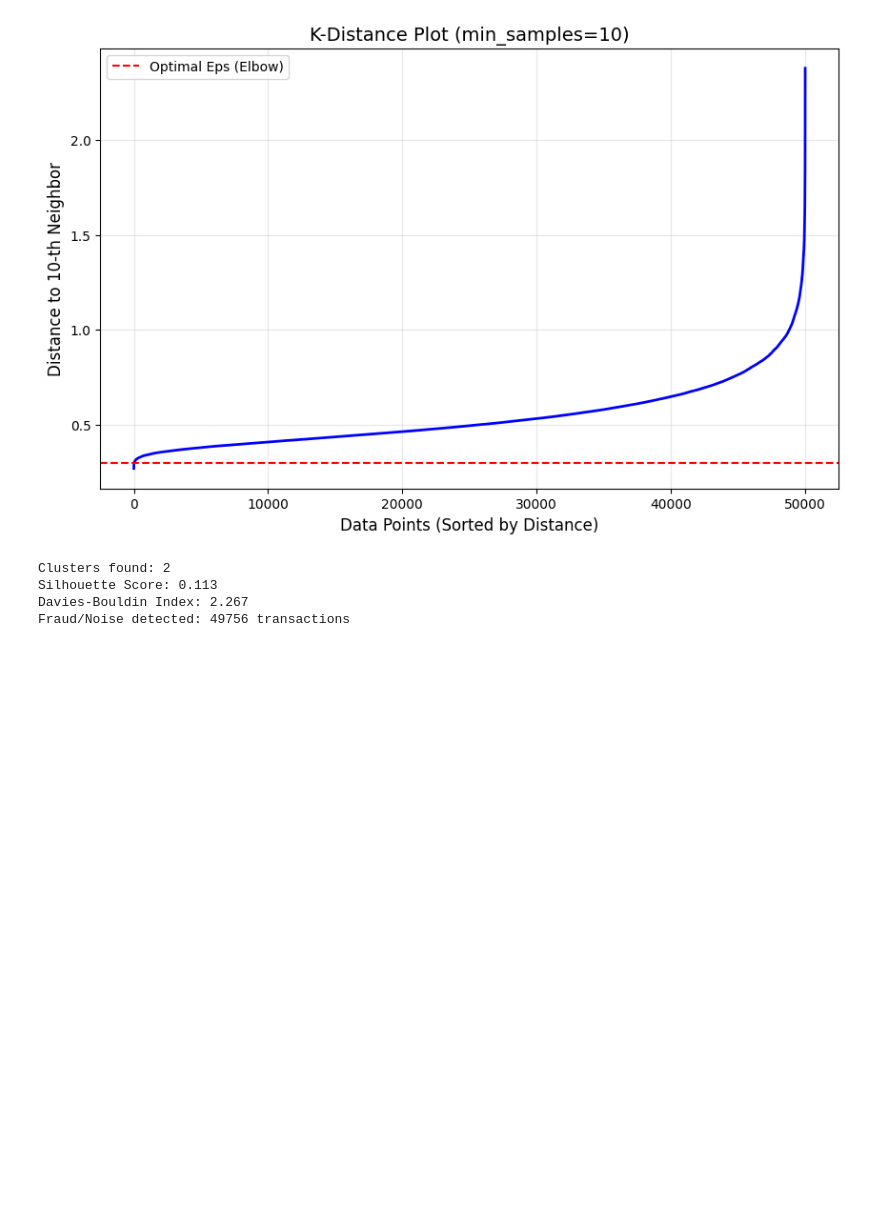
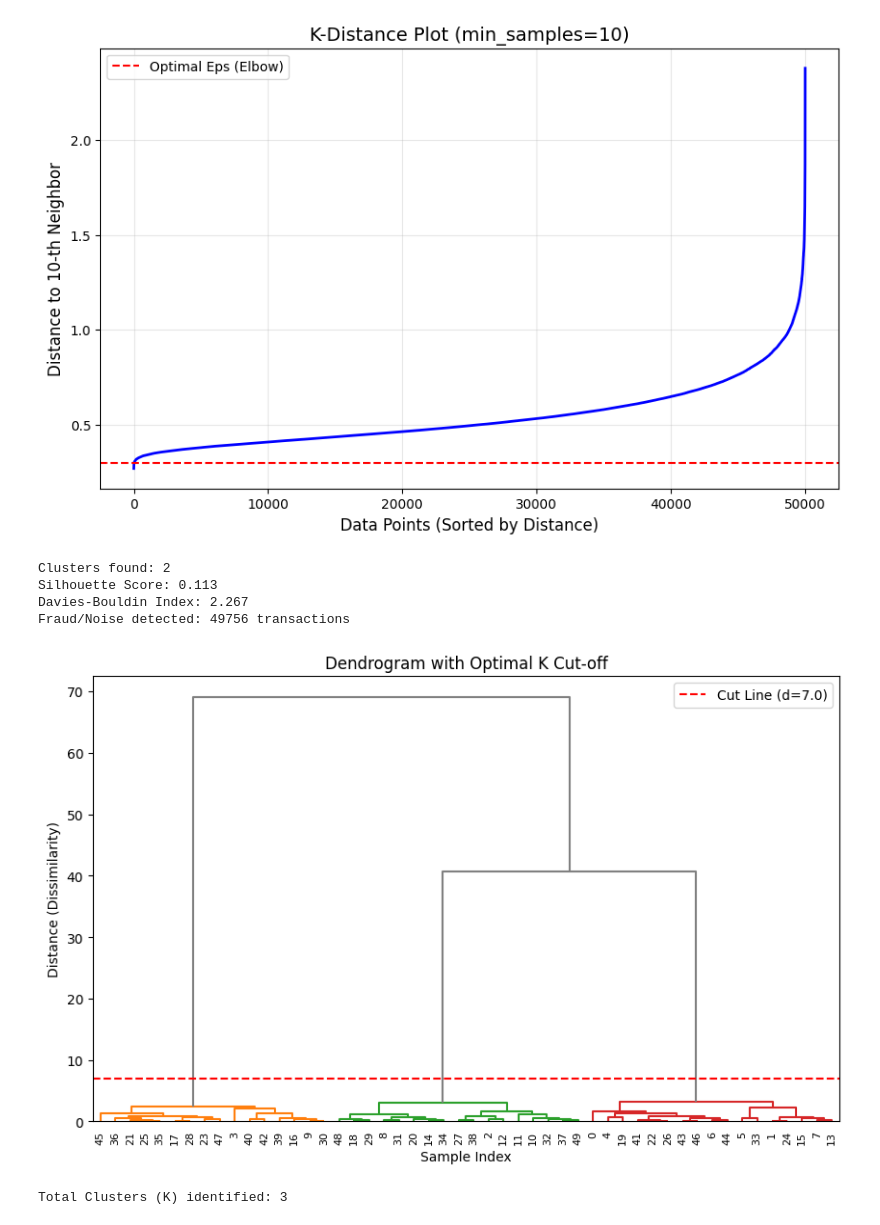
Before and after one commit to djcoder12091983/DSML, a Jupyter notebook: ML-projects/notebook/more-clustering.ipynb, the cells around one changed output. Cells and saved outputs as stored; diff of their text form; code cells hidden in the pictures; blank space fills up the shorter version.

```diff
--- a/ML-projects/notebook/more-clustering.ipynb
+++ b/ML-projects/notebook/more-clustering.ipynb
@@ -504,3 +504,41 @@ Clusters found: 2
 Silhouette Score: 0.113
 Davies-Bouldin Index: 2.267
 Fraud/Noise detected: 49756 transactions
+# %%
+# UNDERSTANDING how finding K in K means by applying hierarchy clustering and cut using dandogram
+
+#from scipy.cluster.hierarchy import dendrogram, linkage, fcluster
+from sklearn.datasets import make_blobs
+
+# Generate synthetic data with 3 clear clusters
+X, _ = make_blobs(n_samples=50, centers=3, cluster_std=0.60, random_state=42)
+
+# Perform Hierarchical Clustering
+# 'ward' linkage minimizes the variance of clusters being merged
+Z = linkage(X, method='ward')
+
+# Define the threshold distance to "cut" the tree
+# Visually, we look for the largest vertical gap to place this line
+cut_distance = 7.0
+
+# Visualization
+plt.figure(figsize=(10, 6))
+plt.title("Dendrogram with Optimal K Cut-off")
+plt.xlabel("Sample Index")
+plt.ylabel("Distance (Dissimilarity)")
+
+# Plotting the dendrogram
+# color_threshold automatically colors clusters separated by the cut
+dendrogram(Z, color_threshold=cut_distance, above_threshold_color='grey')
+
+# Drawing the horizontal cut line
+plt.axhline(y=cut_distance, color='r', linestyle='--', label=f'Cut Line (d={cut_distance})')
+plt.legend()
+plt.show()
+
+# Extracting the number of clusters (K)
+labels = fcluster(Z, t=cut_distance, criterion='distance')
+print(f"Total Clusters (K) identified: {len(np.unique(labels))}")
+# %% [output]
+[figure, added]
+Total Clusters (K) identified: 3
```
Also changed, not shown: 6 other files.
